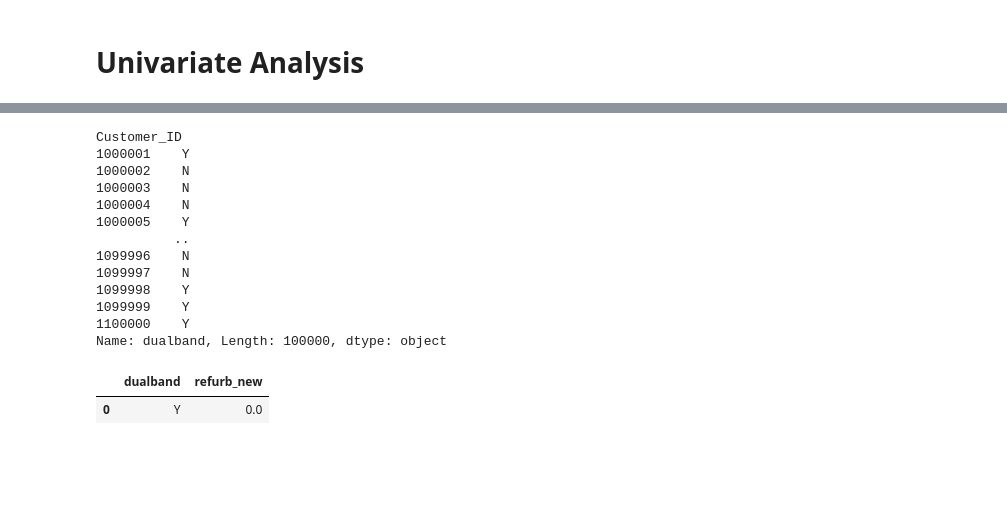
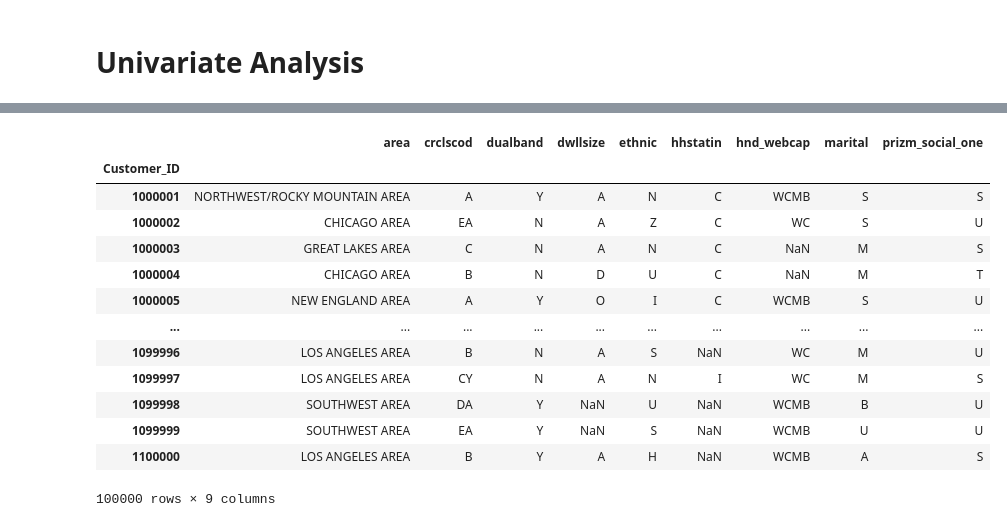
Before and after one commit to Jeff-ChenFan-Wang/TelecomChurnAnalysis, a Jupyter notebook: EDA.ipynb, the cells around one changed output, grey strips where cells are left out. Cells and saved outputs as stored; diff of their text form; code cells hidden in the pictures; blank space fills up the shorter version.

```diff
--- a/EDA.ipynb
+++ b/EDA.ipynb
@@ -87,21 +89,17 @@ Name: refurb_new, dtype: int64
 # %%
-full_data.dualband
+full_data[cat_cols]
 # %% [output]
+|  | area | crclscod | dualband | dwllsize | ethnic | hhstatin | hnd_webcap | marital | prizm_social_one |
+| Customer_ID |  |  |  |  |  |  |  |  |  |
+| 1000001 | NORTHWEST/ROCKY MOUNTAIN AREA | A | Y | A | N | C | WCMB | S | S |
+| 1000002 | CHICAGO AREA | EA | N | A | Z | C | WC | S | U |
+| 1000003 | GREAT LAKES AREA | C | N | A | N | C | NaN | M | S |
+| 1000004 | CHICAGO AREA | B | N | D | U | C | NaN | M | T |
+| 1000005 | NEW ENGLAND AREA | A | Y | O | I | C | WCMB | S | U |
+| ... | ... | ... | ... | ... | ... | ... | ... | ... | ... |
+| 1099996 | LOS ANGELES AREA | B | N | A | S | NaN | WC | M | U |
+| 1099997 | LOS ANGELES AREA | CY | N | A | N | I | WC | M | S |
+| 1099998 | SOUTHWEST AREA | DA | Y | NaN | U | NaN | WCMB | B | U |
+| 1099999 | SOUTHWEST AREA | EA | Y | NaN | S | NaN | WCMB | U | U |
+| 1100000 | LOS ANGELES AREA | B | Y | A | H | NaN | WCMB | A | S |
-Customer_ID
-1000001    Y
-1000002    N
-1000003    N
-1000004    N
-1000005    Y
-          ..
-1099996    N
-1099997    N
-1099998    Y
-1099999    Y
-1100000    Y
-Name: dualband, Length: 100000, dtype: object
+100000 rows × 9 columns
-# %%
-full_data[['dualband','refurb_new']].mode()
-# %% [output]
-|  | dualband | refurb_new |
-| 0 | Y | 0.0 |
```
Also changed, not shown: parts of 9 cells of this notebook, 1 other file.
